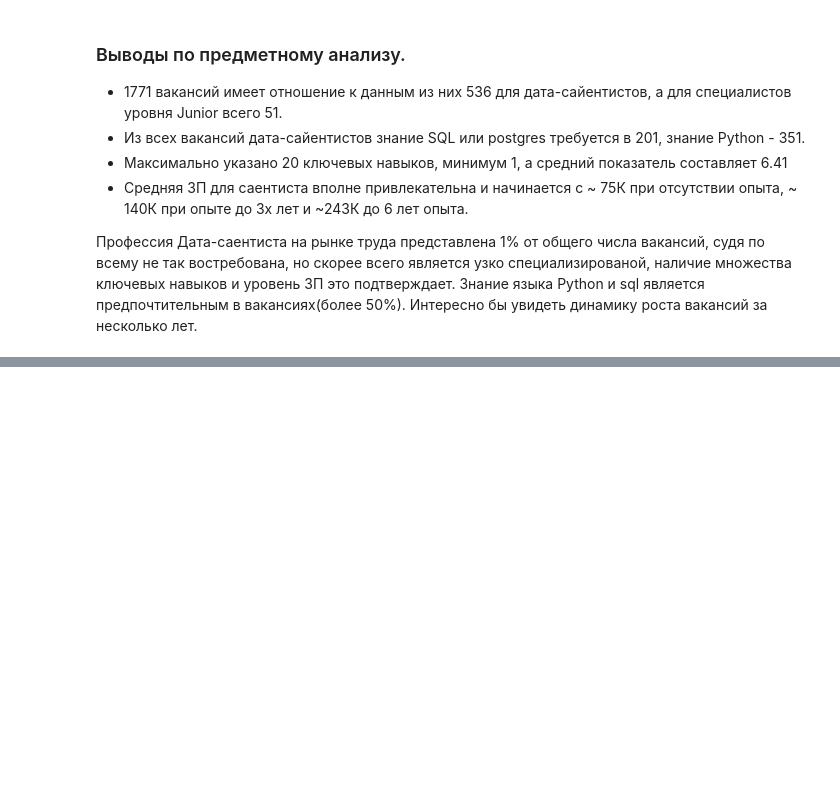
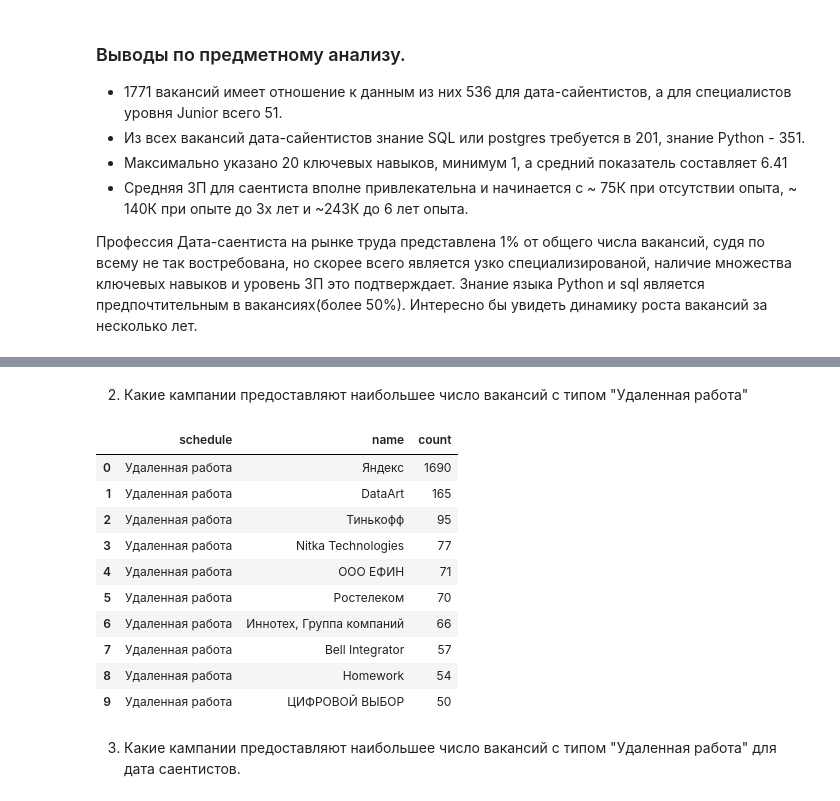
Before and after one commit to SergeyExp/data_science, a Jupyter notebook: PROJECT-2-Анализ вакансий из HeadHunter/Project_2_Ноутбук_шаблон.ipynb, the cells around one changed output, grey strips where cells are left out. Saved outputs shown, nothing was run; the diff lists cells and outputs as text; code cells hidden in the pictures; blank space fills up the shorter version.

```diff
--- a/PROJECT-2-Анализ вакансий из HeadHunter/Project_2_Ноутбук_шаблон.ipynb
+++ b/PROJECT-2-Анализ вакансий из HeadHunter/Project_2_Ноутбук_шаблон.ipynb
@@ -13,9 +13,9 @@ from sqlalchemy import create_engine
 def DataSql(query):
     connection = psycopg2.connect(
     dbname="project_sql",
-    user="*****",
-    host='*****',
-    password='*****',
+    user="skillfactory",
+    host='84.201.134.129',
+    password='cCkxxLVrDE8EbvjueeMedPKt',
     port=5432)
     df = pd.read_sql_query(query, connection)
     connection.close()
@@ -24,7 +24,7 @@ def DataSql(query):
 # Функция возвращения ДатаФрейма по sql запросу -- 2 ВАРИАНТ
 # Для данного варианта в запросе sql применяются двойные % (%%)
 def DataSql(query):
-    engine = create_engine('postgresql://user:password@host/project_sql')
+    engine = create_engine('postgresql://skillfactory:cCkxxLVrDE8EbvjueeMedPKt@84.201.134.129/project_sql')
     df = pd.read_sql_query(query, engine)
     return df
 # %% [markdown]
@@ -639,0 +673,33 @@ Name: avg_salary, dtype: float64
+# %% [markdown]
+2. Какие кампании предоставляют наибольшее число вакансий с типом "Удаленная работа"
+# %%
+# текст запроса
+query_7_2 = '''
+SELECT
+    distinct v.schedule,
+    e.name,
+    COUNT(v.id)
+FROM vacancies v
+JOIN employers e ON e.id = v.employer_id
+WHERE v.schedule = 'Удаленная работа'
+GROUP BY  1, 2
+ORDER BY 3 Desc
+LIMIT 10
+'''
+# %%
+# результат запроса
+display(DataSql(query_7_2))
+# %% [output]
+|  | schedule | name | count |
+| 0 | Удаленная работа | Яндекс | 1690 |
+| 1 | Удаленная работа | DataArt | 165 |
+| 2 | Удаленная работа | Тинькофф | 95 |
+| 3 | Удаленная работа | Nitka Technologies | 77 |
+| 4 | Удаленная работа | ООО ЕФИН | 71 |
+| 5 | Удаленная работа | Ростелеком | 70 |
+| 6 | Удаленная работа | Иннотех, Группа компаний | 66 |
+| 7 | Удаленная работа | Bell Integrator | 57 |
+| 8 | Удаленная работа | Homework | 54 |
+| 9 | Удаленная работа | ЦИФРОВОЙ ВЫБОР | 50 |
+# %% [markdown]
+3. Какие кампании предоставляют наибольшее число вакансий с типом "Удаленная работа" для дата саентистов.
```
Also changed, not shown: parts of 13 cells of this notebook.
